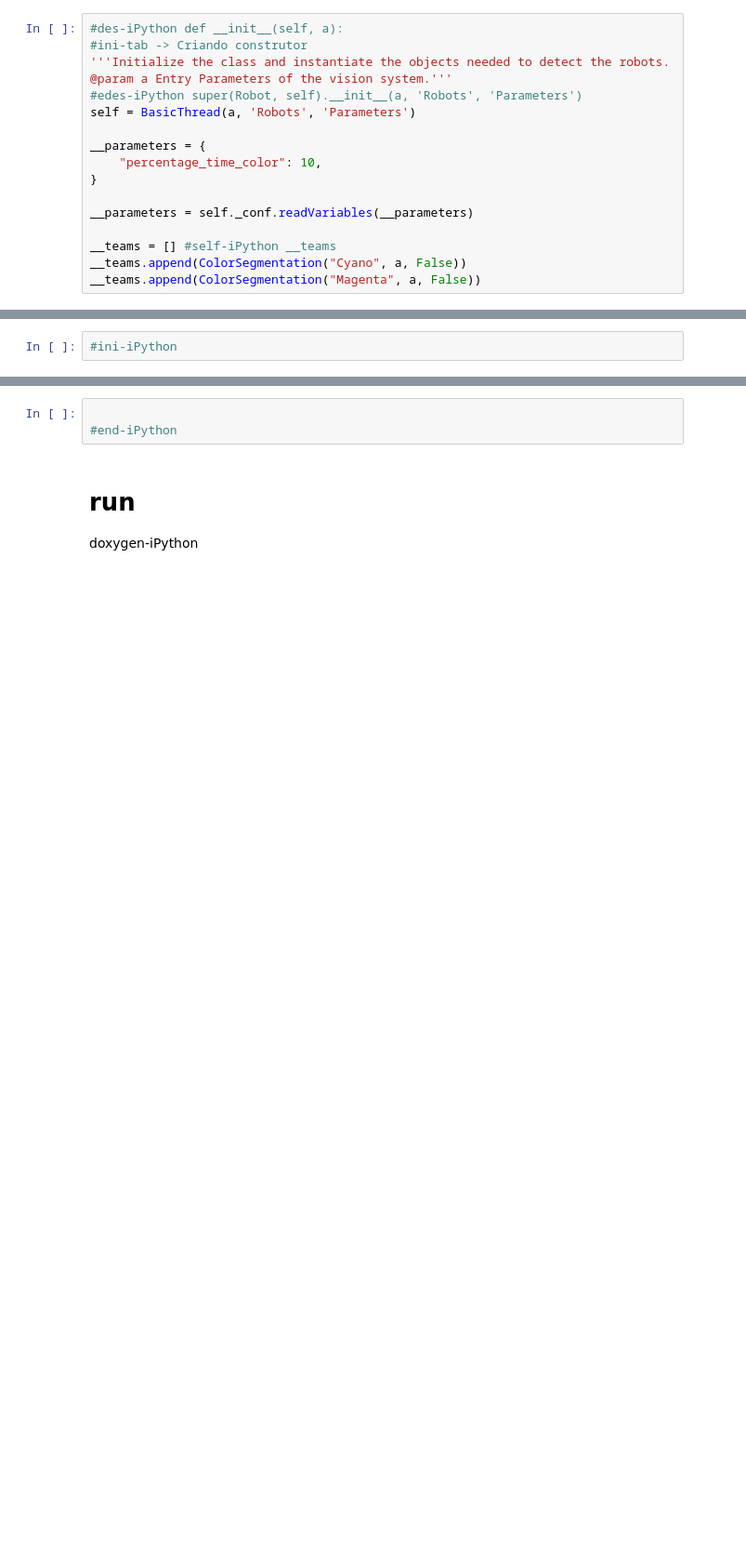
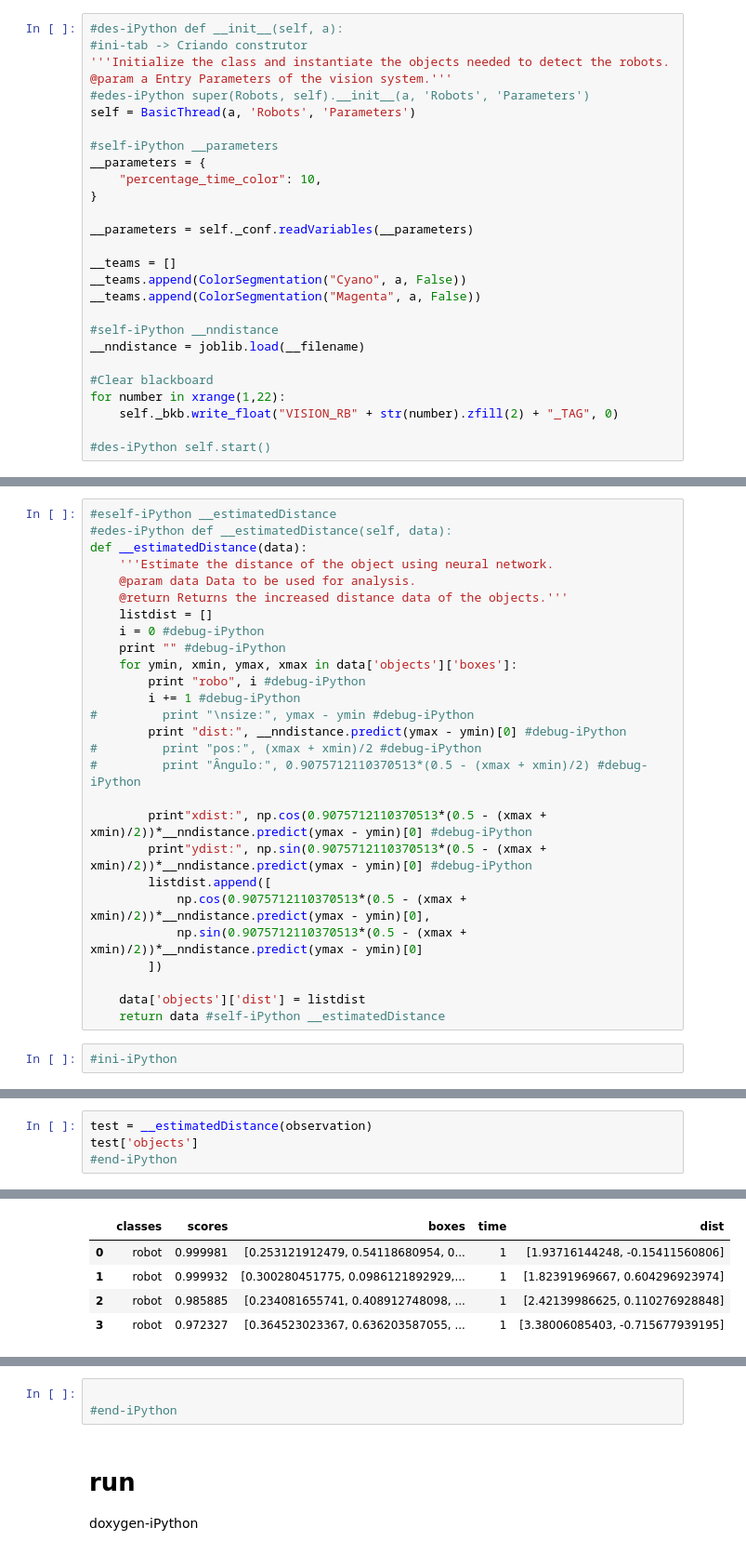
Before and after one commit to RoboFEI/RoboFEI-HT_2019, a Jupyter notebook: AI/Vision/Workbench/iPython/Robots.ipynb, the cells around one changed output, grey strips where cells are left out. Shown at 93% size. Drawn from its saved outputs; the diff is of its cells as text; blank space fills up the shorter version.

```diff
--- a/AI/Vision/Workbench/iPython/Robots.ipynb
+++ b/AI/Vision/Workbench/iPython/Robots.ipynb
@@ -126,16 +155,26 @@ doxygen-iPython
 #ini-tab -> Criando construtor
 '''Initialize the class and instantiate the objects needed to detect the robots.
 @param a Entry Parameters of the vision system.'''
-#edes-iPython super(Robot, self).__init__(a, 'Robots', 'Parameters')
+#edes-iPython super(Robots, self).__init__(a, 'Robots', 'Parameters')
 self = BasicThread(a, 'Robots', 'Parameters')
 
+#self-iPython __parameters
 __parameters = {
     "percentage_time_color": 10,
 }
 
 __parameters = self._conf.readVariables(__parameters)
 
-__teams = [] #self-iPython __teams
+__teams = []
 __teams.append(ColorSegmentation("Cyano", a, False))
 __teams.append(ColorSegmentation("Magenta", a, False))
+
+#self-iPython __nndistance
+__nndistance = joblib.load(__filename)
+
+#Clear blackboard
+for number in xrange(1,22):
+    self._bkb.write_float("VISION_RB" + str(number).zfill(2) + "_TAG", 0)
+
+#des-iPython self.start()
 # %% [output]
@@ -274,3 +279,30 @@ observation['objects']
+# %%
+#eself-iPython __estimatedDistance
+#edes-iPython def __estimatedDistance(self, data):
+def __estimatedDistance(data):
+    '''Estimate the distance of the object using neural network.
+    @param data Data to be used for analysis.
+    @return Returns the increased distance data of the objects.'''
+    listdist = []
+    i = 0 #debug-iPython
+    print "" #debug-iPython
+    for ymin, xmin, ymax, xmax in data['objects']['boxes']:
+        print "robo", i #debug-iPython
+        i += 1 #debug-iPython
+#         print "\nsize:", ymax - ymin #debug-iPython
+        print "dist:", __nndistance.predict(ymax - ymin)[0] #debug-iPython
+#         print "pos:", (xmax + xmin)/2 #debug-iPython
+#         print "Ângulo:", 0.9075712110370513*(0.5 - (xmax + xmin)/2) #debug-iPython
+
+        print"xdist:", np.cos(0.9075712110370513*(0.5 - (xmax + xmin)/2))*__nndistance.predict(ymax - ymin)[0] #debug-iPython
+        print"ydist:", np.sin(0.9075712110370513*(0.5 - (xmax + xmin)/2))*__nndistance.predict(ymax - ymin)[0] #debug-iPython
+        listdist.append([
+            np.cos(0.9075712110370513*(0.5 - (xmax + xmin)/2))*__nndistance.predict(ymax - ymin)[0],
+            np.sin(0.9075712110370513*(0.5 - (xmax + xmin)/2))*__nndistance.predict(ymax - ymin)[0]
+        ])
+
+    data['objects']['dist'] = listdist
+    return data #self-iPython __estimatedDistance
 # %%
 #ini-iPython
 # %% [markdown]
@@ -277,0 +310,5 @@ observation['objects']
+# %%
+test = __estimatedDistance(observation)
+test['objects']
+#end-iPython
+# %% [output]
@@ -277,0 +331,5 @@ observation['objects']
+|  | classes | scores | boxes | time | dist |
+| 0 | robot | 0.999981 | [0.253121912479, 0.54118680954, 0... | 1 | [1.93716144248, -0.15411560806] |
+| 1 | robot | 0.999932 | [0.300280451775, 0.0986121892929,... | 1 | [1.82391969667, 0.604296923974] |
+| 2 | robot | 0.985885 | [0.234081655741, 0.408912748098, ... | 1 | [2.42139986625, 0.110276928848] |
+| 3 | robot | 0.972327 | [0.364523023367, 0.636203587055, ... | 1 | [3.38006085403, -0.715677939195] |
```
Also changed, not shown: parts of 34 cells of this notebook, 22 other files.
